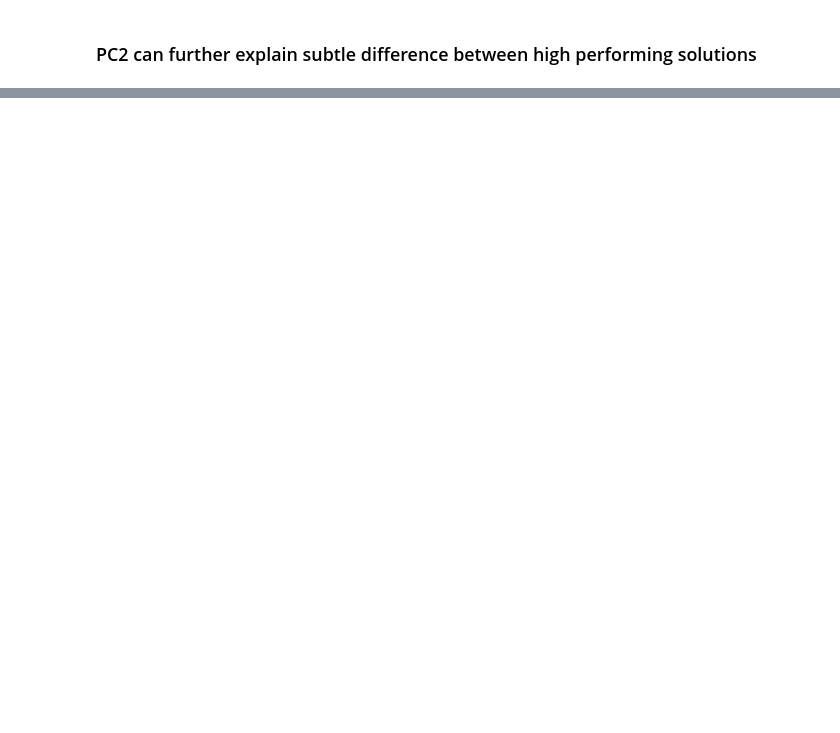
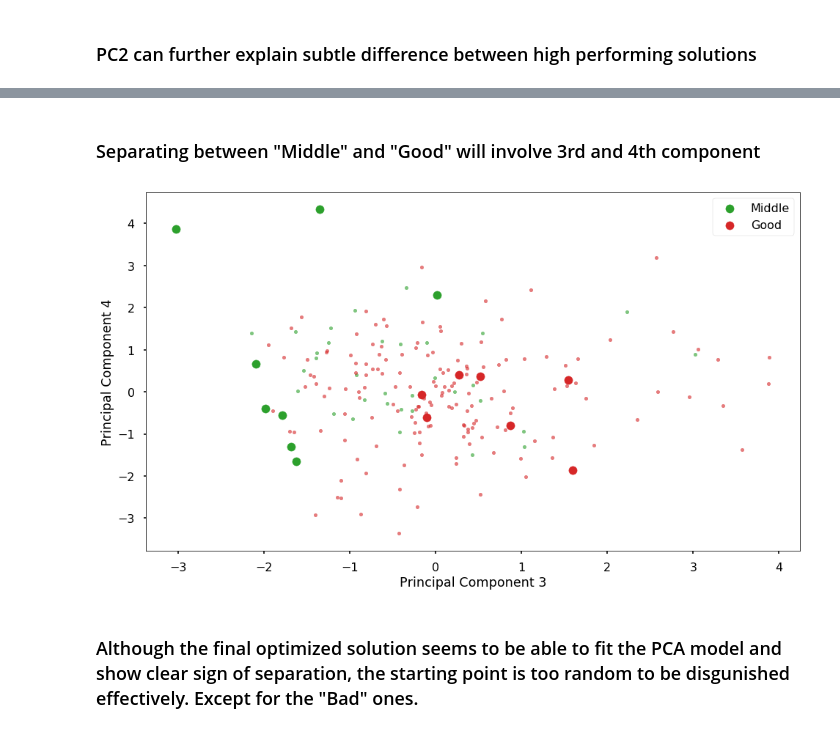
Before and after one commit to naienh/FT-Reactive-Distillation-Pyomo, a Jupyter notebook: showcase/3rd_level/Analysis.ipynb, the cells around one changed output, grey strips where cells are left out. Saved outputs shown, nothing was run; the diff lists cells and outputs as text; code cells hidden in the pictures; blank space fills up the shorter version.

```diff
--- a/showcase/3rd_level/Analysis.ipynb
+++ b/showcase/3rd_level/Analysis.ipynb
@@ -634,0 +691,27 @@ pd.DataFrame(opt_results_unique[:,31:].T,index=['Feed {}'.format(j) for j in ran
+# %% [markdown]
+### Separating between "Middle" and "Good" will involve 3rd and 4th component
+# %%
+fig, axs = plt.subplots(figsize=(16,9))
+
+targets = ['Middle','Good']
+colors = ['C2','C3']
+masks = {'Middle':[[0.1341,0.1395],slice(6,14),20],\
+         'Good':[[0.1396,0.1408],slice(14,21),20]}
+
+for target, color in zip(targets,colors):
+    mask = masks[target]
+    axs.scatter(scores[:,2][mask[1]],scores[:,3][mask[1]],color=color,label=target)
+    tmp = [j for j,run in enumerate(opt_results_matrix) if run[4] >= mask[0][0] and run[4] <= mask[0][1]]
+    for run in tmp:
+        axs.scatter(predicted_scores[:,2][run],predicted_scores[:,3][run],color=color,alpha=0.6,s=mask[2])
+
+axs.legend()
+axs.set_xlabel('Principal Component 3')
+axs.set_ylabel('Principal Component 4')
+
+plt.show()
+plt.close()
+# %% [output]
+[figure, added]
+# %% [markdown]
+### Although the final optimized solution seems to be able to fit the PCA model and show clear sign of separation, the starting point is too random to be disgunished effectively. Except for the "Bad" ones.
```
Also changed, not shown: parts of 25 cells of this notebook, 1 other file.
